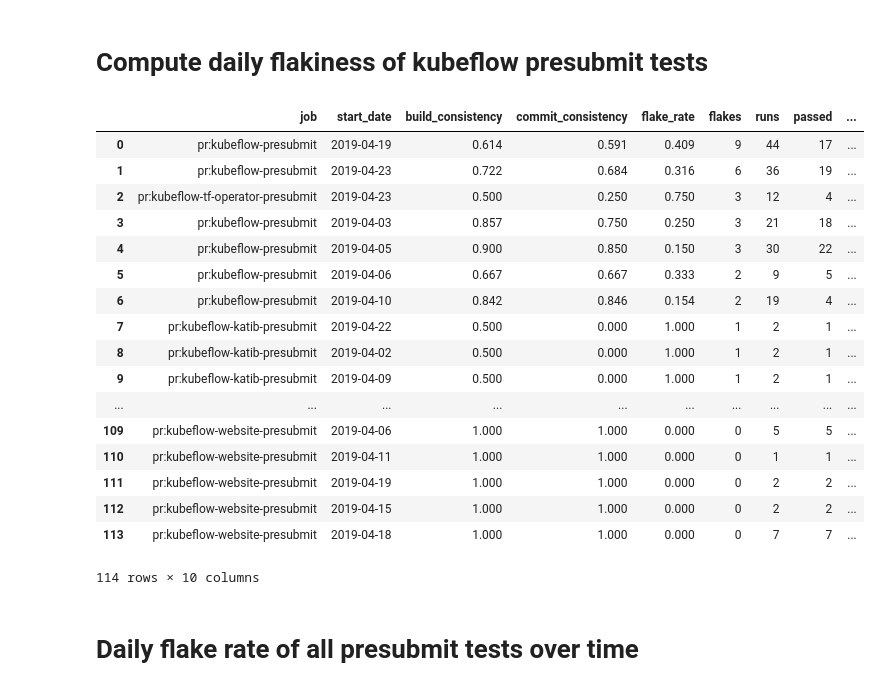
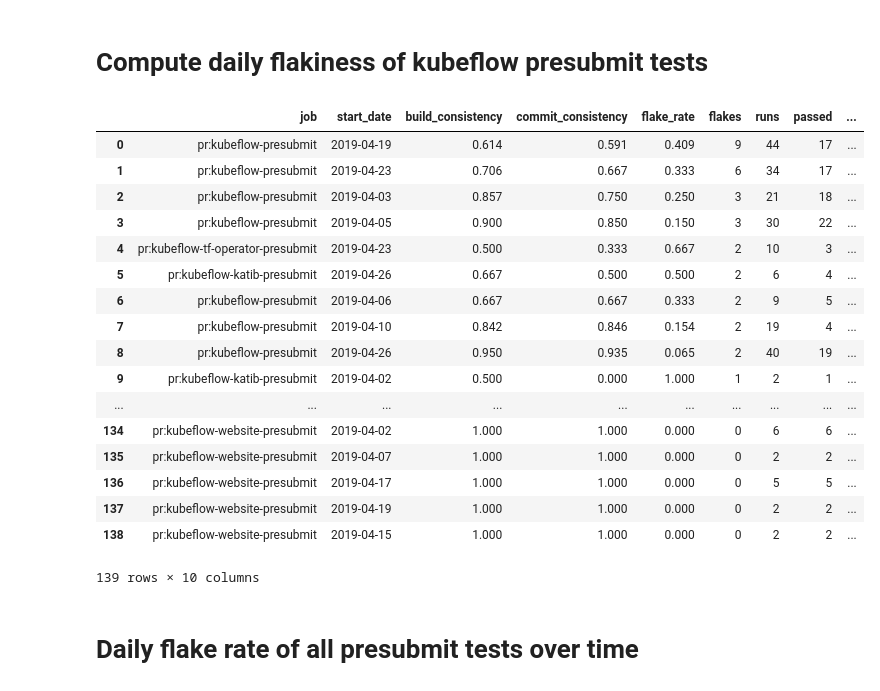
Before and after one commit to kubeflow/testing, a Jupyter notebook: scripts/Flakiness_report.ipynb, the cells around one changed output. Drawn from its saved outputs; the diff is of its cells as text; code cells hidden in the pictures.

```diff
--- a/scripts/Flakiness_report.ipynb
+++ b/scripts/Flakiness_report.ipynb
@@ -39,6 +41,7 @@ select
     sum(passed) passed,
     sum(flaky_runs) flaky_runs,
     sum(failed) failed
+
   from ( /* Determine whether a (job, pr-num, commit) flaked */
     select
       job,
@@ -54,50 +57,50 @@ select
       select /* Count the runs and passes for each (job, pr-num, commit) */
         max(start_date) start_date,
         num,
         commit,
         sum(if(result='SUCCESS',1,0)) passed,
         count(result) runs,
         job
       from (
         SELECT /* all runs of any job for the past week, noting the commit and whether it passed */
           job,
-          regexp_extract(path, r'pull/(\d+)') as num, /* pr number */
+          regexp_extract(path, r'/(\d+)\/') as num, /* pr number */
           regexp_extract(m.value, r'[^,]+,\d+:([a-f0-9]+)"') commit, /* extract the first commit id from the repo flag */
           EXTRACT(DATE FROM started) start_date,
           result
         FROM `k8s-gubernator.build.all` , UNNEST(metadata) as m
         where
           started > TIMESTAMP_SUB(CURRENT_TIMESTAMP(), INTERVAL 672 HOUR)
           and (m.key = "repos") and STRPOS(job,'kubeflow') > 0 and STRPOS(job,'pr:') > 0
       )
       group by job, num, commit
     )
   )
   group by job, start_date
   order by
     flakes desc,
     build_consistency,
     commit_consistency,
     job
 # %% [output]
 |  | job | start_date | build_consistency | commit_consistency | flake_rate | flakes | runs | passed | ... |
 | 0 | pr:kubeflow-presubmit | 2019-04-19 | 0.614 | 0.591 | 0.409 | 9 | 44 | 17 | ... |
-| 1 | pr:kubeflow-presubmit | 2019-04-23 | 0.722 | 0.684 | 0.316 | 6 | 36 | 19 | ... |
-| 2 | pr:kubeflow-tf-operator-presubmit | 2019-04-23 | 0.500 | 0.250 | 0.750 | 3 | 12 | 4 | ... |
-| 3 | pr:kubeflow-presubmit | 2019-04-03 | 0.857 | 0.750 | 0.250 | 3 | 21 | 18 | ... |
-| 4 | pr:kubeflow-presubmit | 2019-04-05 | 0.900 | 0.850 | 0.150 | 3 | 30 | 22 | ... |
-| 5 | pr:kubeflow-presubmit | 2019-04-06 | 0.667 | 0.667 | 0.333 | 2 | 9 | 5 | ... |
-| 6 | pr:kubeflow-presubmit | 2019-04-10 | 0.842 | 0.846 | 0.154 | 2 | 19 | 4 | ... |
-| 7 | pr:kubeflow-katib-presubmit | 2019-04-22 | 0.500 | 0.000 | 1.000 | 1 | 2 | 1 | ... |
-| 8 | pr:kubeflow-katib-presubmit | 2019-04-02 | 0.500 | 0.000 | 1.000 | 1 | 2 | 1 | ... |
-| 9 | pr:kubeflow-katib-presubmit | 2019-04-09 | 0.500 | 0.000 | 1.000 | 1 | 2 | 1 | ... |
+| 1 | pr:kubeflow-presubmit | 2019-04-23 | 0.706 | 0.667 | 0.333 | 6 | 34 | 17 | ... |
+| 2 | pr:kubeflow-presubmit | 2019-04-03 | 0.857 | 0.750 | 0.250 | 3 | 21 | 18 | ... |
+| 3 | pr:kubeflow-presubmit | 2019-04-05 | 0.900 | 0.850 | 0.150 | 3 | 30 | 22 | ... |
+| 4 | pr:kubeflow-tf-operator-presubmit | 2019-04-23 | 0.500 | 0.333 | 0.667 | 2 | 10 | 3 | ... |
+| 5 | pr:kubeflow-katib-presubmit | 2019-04-26 | 0.667 | 0.500 | 0.500 | 2 | 6 | 4 | ... |
+| 6 | pr:kubeflow-presubmit | 2019-04-06 | 0.667 | 0.667 | 0.333 | 2 | 9 | 5 | ... |
+| 7 | pr:kubeflow-presubmit | 2019-04-10 | 0.842 | 0.846 | 0.154 | 2 | 19 | 4 | ... |
+| 8 | pr:kubeflow-presubmit | 2019-04-26 | 0.950 | 0.935 | 0.065 | 2 | 40 | 19 | ... |
+| 9 | pr:kubeflow-katib-presubmit | 2019-04-02 | 0.500 | 0.000 | 1.000 | 1 | 2 | 1 | ... |
 | ... | ... | ... | ... | ... | ... | ... | ... | ... | ... |
-| 109 | pr:kubeflow-website-presubmit | 2019-04-06 | 1.000 | 1.000 | 0.000 | 0 | 5 | 5 | ... |
-| 110 | pr:kubeflow-website-presubmit | 2019-04-11 | 1.000 | 1.000 | 0.000 | 0 | 1 | 1 | ... |
-| 111 | pr:kubeflow-website-presubmit | 2019-04-19 | 1.000 | 1.000 | 0.000 | 0 | 2 | 2 | ... |
-| 112 | pr:kubeflow-website-presubmit | 2019-04-15 | 1.000 | 1.000 | 0.000 | 0 | 2 | 2 | ... |
-| 113 | pr:kubeflow-website-presubmit | 2019-04-18 | 1.000 | 1.000 | 0.000 | 0 | 7 | 7 | ... |
+| 134 | pr:kubeflow-website-presubmit | 2019-04-02 | 1.000 | 1.000 | 0.000 | 0 | 6 | 6 | ... |
+| 135 | pr:kubeflow-website-presubmit | 2019-04-07 | 1.000 | 1.000 | 0.000 | 0 | 2 | 2 | ... |
+| 136 | pr:kubeflow-website-presubmit | 2019-04-17 | 1.000 | 1.000 | 0.000 | 0 | 5 | 5 | ... |
+| 137 | pr:kubeflow-website-presubmit | 2019-04-19 | 1.000 | 1.000 | 0.000 | 0 | 2 | 2 | ... |
+| 138 | pr:kubeflow-website-presubmit | 2019-04-15 | 1.000 | 1.000 | 0.000 | 0 | 2 | 2 | ... |
-114 rows × 10 columns
+139 rows × 10 columns
 # %% [markdown]
 # Daily flake rate  of all presubmit tests over time
 # %%
```
Also changed, not shown: parts of 17 cells of this notebook.
